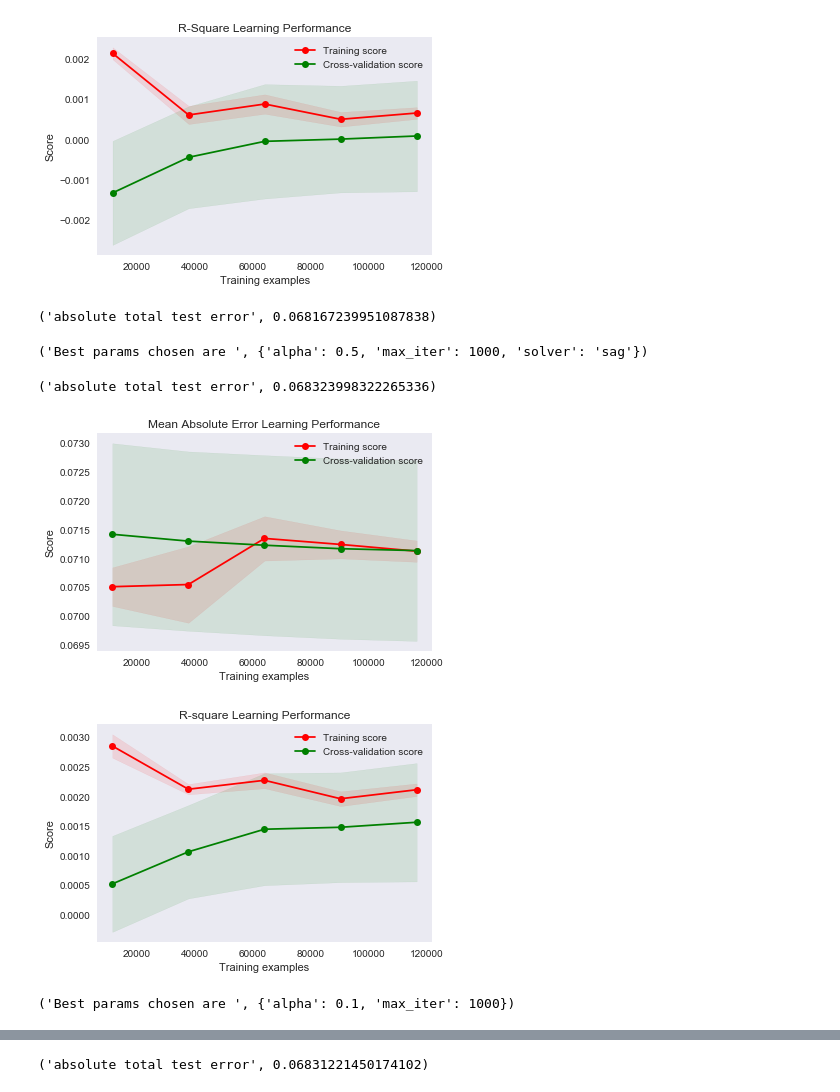
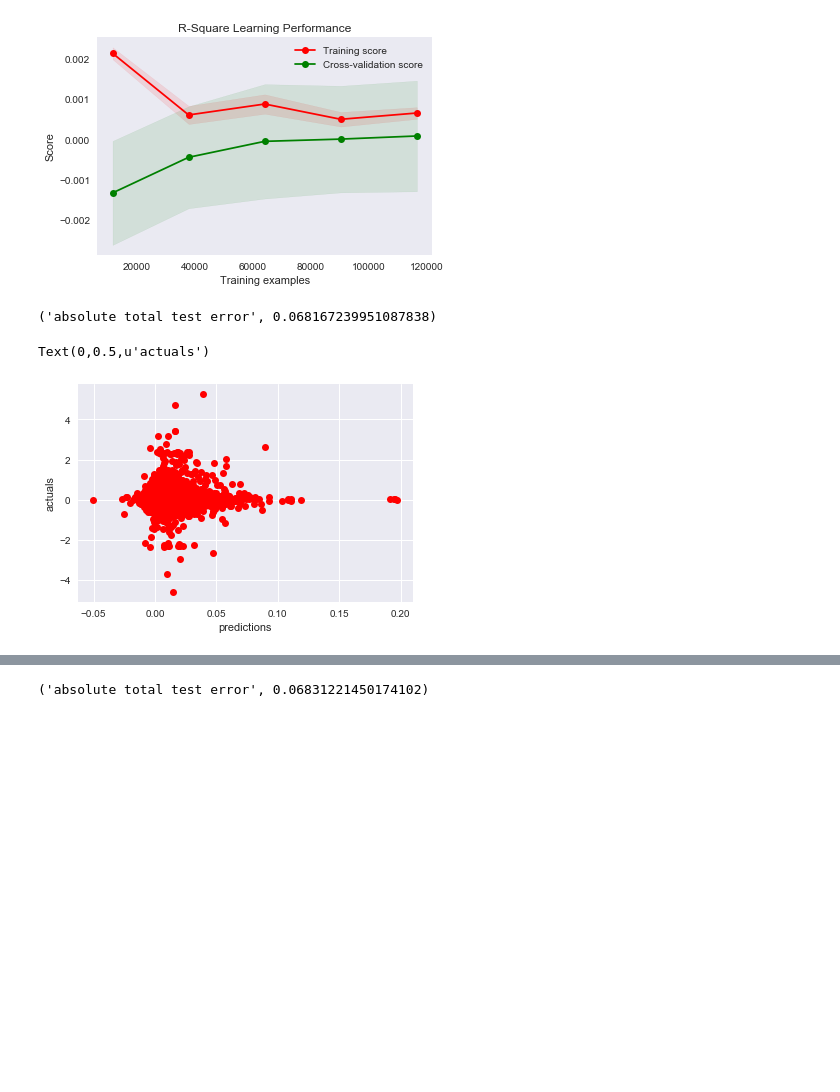
Before and after one commit to saurabhrpi/Improve-Zillow-s-Prediction-Residual, a Jupyter notebook: ZillowEstimate.ipynb, the cells around one changed output, grey strips where cells are left out. Cells and saved outputs as stored; diff of their text form; code cells hidden in the pictures; blank space fills up the shorter version.

```diff
--- a/ZillowEstimate.ipynb
+++ b/ZillowEstimate.ipynb
@@ -691,45 +686,11 @@ plt.show()
 # %%
 lr.fit(X_train_1st,y_train_1st)
 lrpredtest = lr.predict(X_test)
 print('absolute total test error', mean_absolute_error(y_test,lrpredtest))
+plt.plot(lrpredtest,y_test,'ro')
+plt.xlabel('predictions')
+plt.ylabel('actuals')
 # %% [output]
 ('absolute total test error', 0.068167239951087838)
+Text(0,0.5,u'actuals')
+[figure, added]
-# %%
-rr = Ridge(random_state=11)
-#rr.fit(X_train,y_train)
-
-cv_sets = ShuffleSplit(X_train_1st.shape[0], n_iter = 10, test_size = 0.20, random_state = 11)
-params = {'alpha':[0.1,0.5], 'max_iter':[1000],
-         'solver':['auto','sag']}
-scoring_fnc = 'mean_absolute_error'
-grid = grid_search.GridSearchCV(rr, param_grid=params, scoring=scoring_fnc, cv=cv_sets)
-grid_ob = grid.fit(X_train_1st,y_train_1st)
-rr = grid_ob.best_estimator_
-
-#print('Variance or R^2 score for test',r2_score(y_test,rrpredtest))
-print('Best params chosen are ',grid_ob.best_params_)
-# %% [output]
-('Best params chosen are ', {'alpha': 0.5, 'max_iter': 1000, 'solver': 'sag'})
-# %%
-rr = Ridge(random_state=11,alpha=0.5,max_iter=1000,solver='sag')
-plot_learning_curve(rr,'Mean Absolute Error Learning Performance',X_train_1st,y_train_1st,cv=10,scoring=performance_metric)
-plot_learning_curve(rr,'R-square Learning Performance',X_train_1st,y_train_1st,cv=10,scoring='r2')
-rr.fit(X_train_1st,y_train_1st)
-rrpredtest = rr.predict(X_test)
-print('absolute total test error', mean_absolute_error(y_test,rrpredtest))
-# %% [output]
-('absolute total test error', 0.068323998322265336)
-[figure, removed]
-[figure, removed]
-# %%
-las = Lasso(random_state=11,fit_intercept=False) #0.070152241835015616 for GridCV, 0.070115121004358044
-#las.fit(X_train,y_train)
-cv_sets = ShuffleSplit(X_train_1st.shape[0], n_iter = 10, test_size = 0.20, random_state = 11)
-params = {'alpha':[0.1,0.5], 'max_iter':[1000]}
-scoring_fnc = 'mean_absolute_error'
-grid = grid_search.GridSearchCV(las, param_grid=params, scoring=scoring_fnc, cv=cv_sets)
-grid_ob = grid.fit(X_train_1st,y_train_1st)
-las = grid_ob.best_estimator_
-print('Best params chosen are ',grid_ob.best_params_)
-# %% [output]
-('Best params chosen are ', {'alpha': 0.1, 'max_iter': 1000})
```
Also changed, not shown: parts of 12 cells of this notebook.
